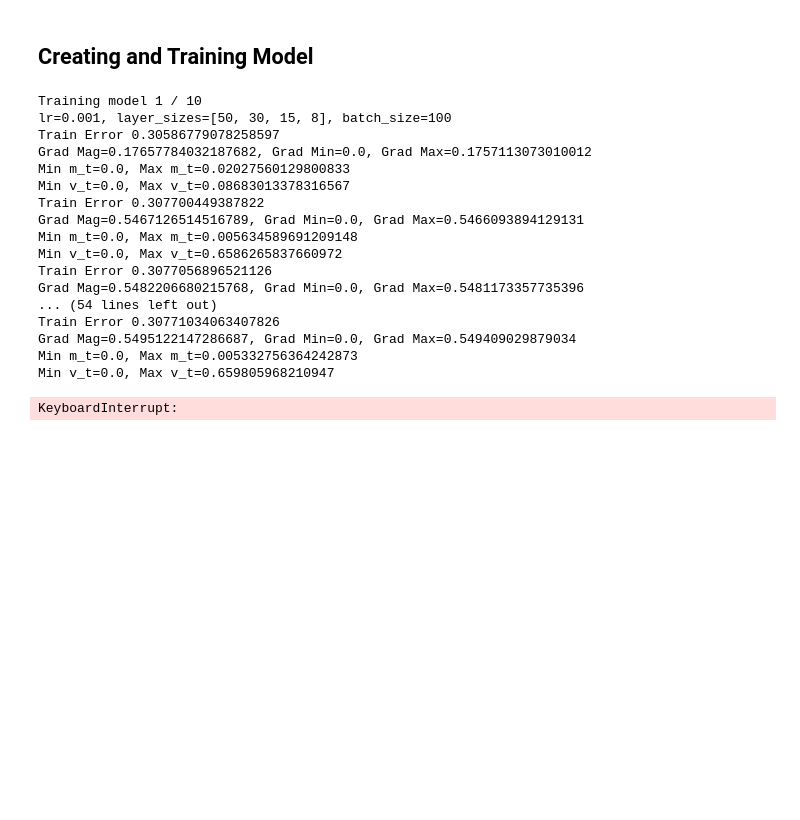
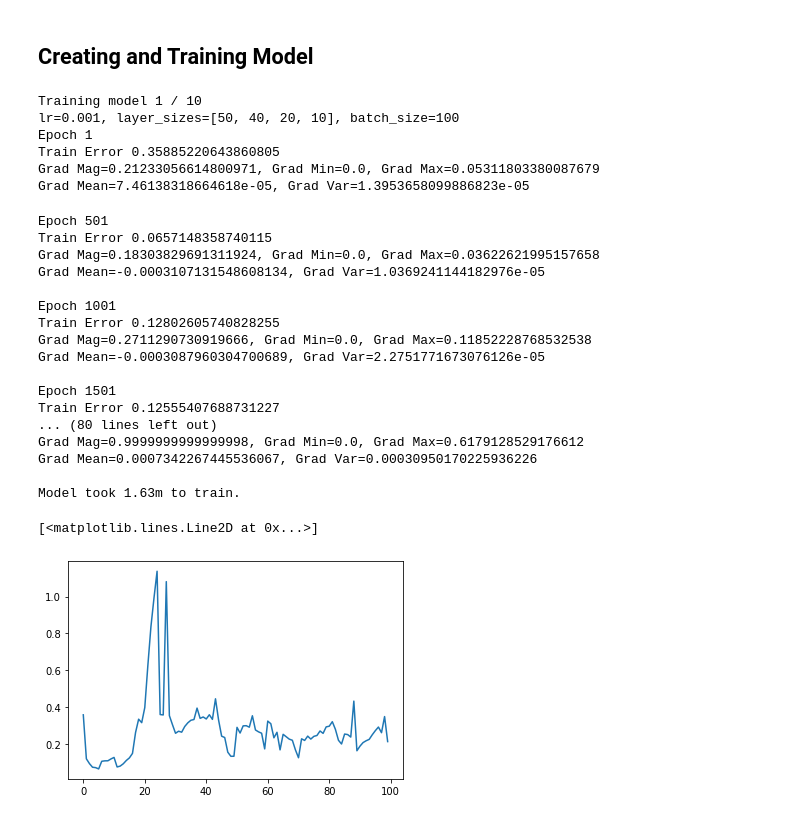
Before and after one commit to brenmcnamara/ML, a Jupyter notebook: projects/Learning the Gaussian Curve.ipynb, the cells around one changed output. Saved outputs shown, nothing was run; the diff lists cells and outputs as text; code cells hidden in the pictures; blank space fills up the shorter version.

Commit message:
Saving progress on gaussian curve

```diff
--- a/projects/Learning the Gaussian Curve.ipynb
+++ b/projects/Learning the Gaussian Curve.ipynb
@@ -97,8 +95,15 @@ def binary_cross_entropy_loss(output, expected):
     return np.sum((expected * -np.log(output)) + (1 - expected) * -np.log(1 - output)) / m
 # %%
 def binary_cross_entropy_loss_grad(output, expected):
-    # Note that this function will throw errors if any output is 0.
+
     m = output.shape[1]
+
+    # Want to avoid divide by 0.
+    epsilon = 1e-10
+    zero_correct = (output == 0.0).astype(float) * epsilon
+    one_correct = (output == 1.0).astype(float) * -epsilon
+    output = output + zero_correct + one_correct
+
     return (1. / m) * ((expected / output) - (1 - expected) / (1 - output))
 # %% [markdown]
 ### Random Initialization
@@ -278,7 +283,7 @@ def reset_Adam(model):
     model['vt'] = vt
     model['t'] = 0
 # %%
-def step_Adam(model, lr, beta_1=0.9, beta_2=0.999, epsilon=1e-20):
+def step_Adam(model, lr, beta_1=0.9, beta_2=0.999, epsilon=1e-30):
     # Note: We are assuming the model has already gone through
     # back propagation and all the gradients have been calculated.
 
@@ -289,6 +294,8 @@ def step_Adam(model, lr, beta_1=0.9, beta_2=0.999, epsilon=1e-20):
 
     one_minus_beta_1t = 1 - math.pow(beta_1, t)
     one_minus_beta_2t = 1 - math.pow(beta_2, t)
+
+    found_nan = len(right_before_nan) > 0
 
     for (i, layer) in enumerate(model['layers']):
         weight, bias = layer
@@ -440,12 +448,18 @@ models = []
 valid_errors = []
 train_times = []
 
-data = train_data
-labels = train_labels
+data = train_data[:,:1000]
+labels = train_labels[:1000]
+
+t_hyperparams = [{
+    'batch_size': 100,
+    'lr': 0.001,
+    'layer_sizes': [50, 40, 20, 10],
+}]
 
 # For each set of hyper parameters, create and train a new model.
 # Record the trained model with the corresponding validation error.
-for (i, hyperparam) in enumerate(hyperparams):
+for (i, hyperparam) in enumerate(t_hyperparams):
     print(f'Training model {i + 1} / {len(hyperparams)}')
     print(f'lr={hyperparam["lr"]}, layer_sizes={hyperparam["layer_sizes"]}, batch_size={hyperparam["batch_size"]}')
 
@@ -453,7 +467,7 @@ for (i, hyperparam) in enumerate(hyperparams):
 
     model = create_model(hyperparam['layer_sizes'])
 
-    train_model(model, data, labels, lr=hyperparam['lr'], batch_size=hyperparam['batch_size'])
+    train_errors, grad_mags = train_model(model, data, labels, lr=hyperparam['lr'], batch_size=hyperparam['batch_size'])
 
     no_grad_check(model)
 
@@ -471,20 +485,30 @@ for (i, hyperparam) in enumerate(hyperparams):
     print('\n')
 # %% [output]
 Training model 1 / 10
-lr=0.001, layer_sizes=[50, 30, 15, 8], batch_size=100
-Train Error 0.30586779078258597
-Grad Mag=0.17657784032187682, Grad Min=0.0, Grad Max=0.1757113073010012
-Min m_t=0.0, Max m_t=0.02027560129800833
-Min v_t=0.0, Max v_t=0.08683013378316567
-Train Error 0.307700449387822
-Grad Mag=0.5467126514516789, Grad Min=0.0, Grad Max=0.5466093894129131
-Min m_t=0.0, Max m_t=0.005634589691209148
-Min v_t=0.0, Max v_t=0.6586265837660972
-Train Error 0.3077056896521126
-Grad Mag=0.5482206680215768, Grad Min=0.0, Grad Max=0.5481173357735396
-... (54 lines left out)
-Train Error 0.30771034063407826
-Grad Mag=0.5495122147286687, Grad Min=0.0, Grad Max=0.549409029879034
-Min m_t=0.0, Max m_t=0.005332756364242873
-Min v_t=0.0, Max v_t=0.659805968210947
+lr=0.001, layer_sizes=[50, 40, 20, 10], batch_size=100
+Epoch 1
+Train Error 0.35885220643860805
+Grad Mag=0.21233056614800971, Grad Min=0.0, Grad Max=0.05311803380087679
+Grad Mean=7.46138318664618e-05, Grad Var=1.3953658099886823e-05
-KeyboardInterrupt:
+Epoch 501
+Train Error 0.0657148358740115
+Grad Mag=0.18303829691311924, Grad Min=0.0, Grad Max=0.03622621995157658
+Grad Mean=-0.0003107131548608134, Grad Var=1.0369241144182976e-05
+
+Epoch 1001
+Train Error 0.12802605740828255
+Grad Mag=0.2711290730919666, Grad Min=0.0, Grad Max=0.11852228768532538
+Grad Mean=-0.0003087960304700689, Grad Var=2.2751771673076126e-05
+
+Epoch 1501
+Train Error 0.12555407688731227
+... (80 lines left out)
+Grad Mag=0.9999999999999998, Grad Min=0.0, Grad Max=0.6179128529176612
+Grad Mean=0.0007342267445536067, Grad Var=0.00030950170225936226
+
+Model took 1.63m to train.
+# %%
+plt.plot(train_errors)
+# %% [output]
+[<matplotlib.lines.Line2D at 0x...>]
+[figure, added]
```
Also changed, not shown: parts of 4 cells of this notebook.
